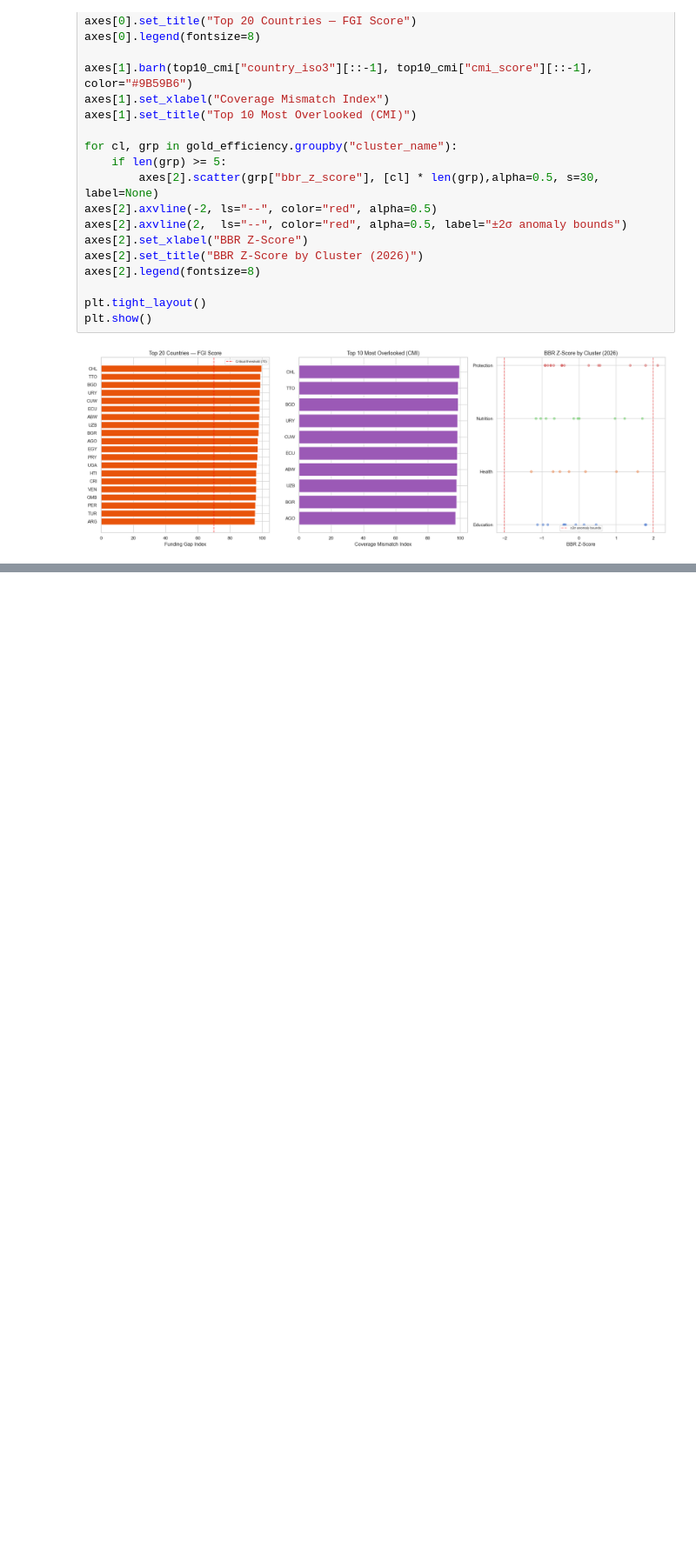
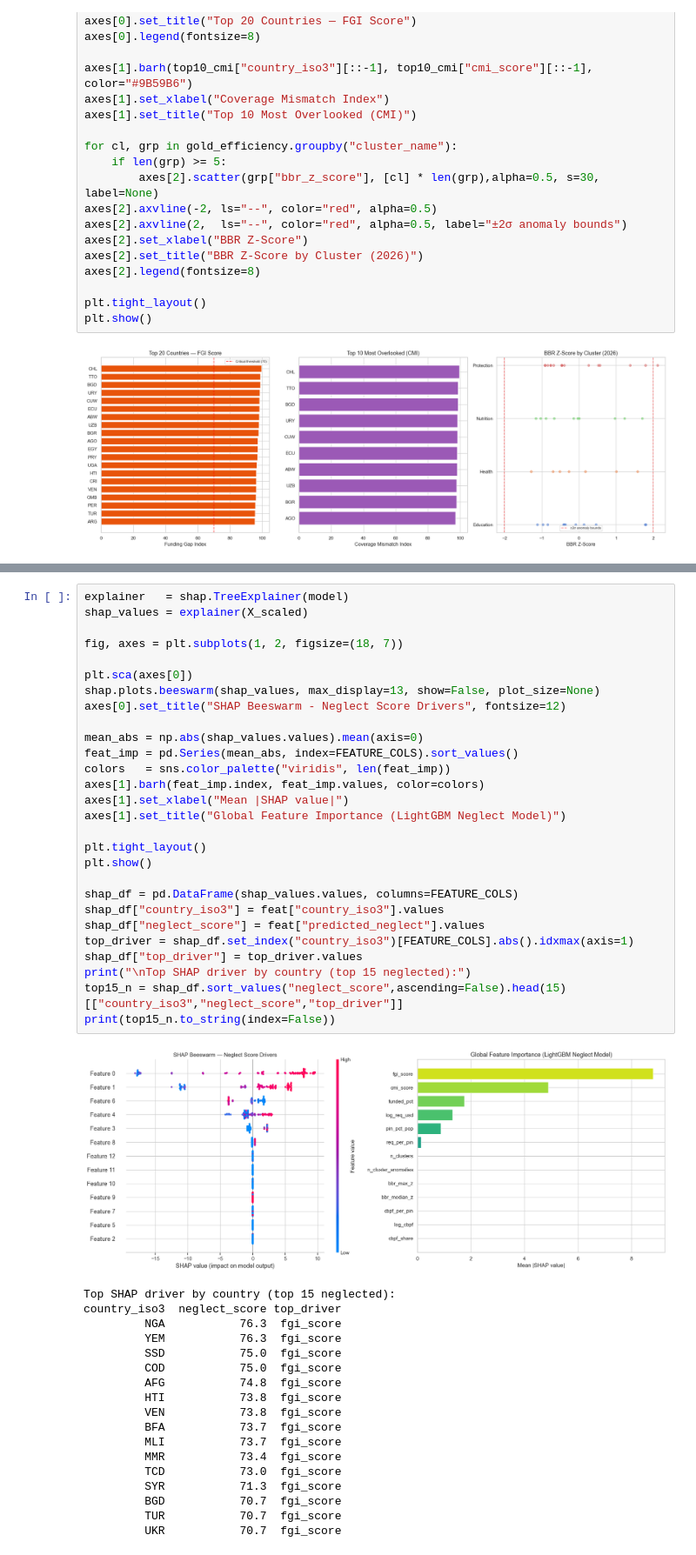
Before and after one commit to Michael-RDev/CrisisLens, a Jupyter notebook: models/eda.ipynb, the cells around one changed output, grey strips where cells are left out. Shown at 87% size. Cells and saved outputs as stored; diff of their text form; blank space fills up the shorter version.

```diff
--- a/models/eda.ipynb
+++ b/models/eda.ipynb
@@ -412,0 +704,47 @@ plt.show()
+# %%
+explainer   = shap.TreeExplainer(model)
+shap_values = explainer(X_scaled)
+
+fig, axes = plt.subplots(1, 2, figsize=(18, 7))
+
+plt.sca(axes[0])
+shap.plots.beeswarm(shap_values, max_display=13, show=False, plot_size=None)
+axes[0].set_title("SHAP Beeswarm - Neglect Score Drivers", fontsize=12)
+
+mean_abs = np.abs(shap_values.values).mean(axis=0)
+feat_imp = pd.Series(mean_abs, index=FEATURE_COLS).sort_values()
+colors   = sns.color_palette("viridis", len(feat_imp))
+axes[1].barh(feat_imp.index, feat_imp.values, color=colors)
+axes[1].set_xlabel("Mean |SHAP value|")
+axes[1].set_title("Global Feature Importance (LightGBM Neglect Model)")
+
+plt.tight_layout()
+plt.show()
+
+shap_df = pd.DataFrame(shap_values.values, columns=FEATURE_COLS)
+shap_df["country_iso3"] = feat["country_iso3"].values
+shap_df["neglect_score"] = feat["predicted_neglect"].values
+top_driver = shap_df.set_index("country_iso3")[FEATURE_COLS].abs().idxmax(axis=1)
+shap_df["top_driver"] = top_driver.values
+print("\nTop SHAP driver by country (top 15 neglected):")
+top15_n = shap_df.sort_values("neglect_score",ascending=False).head(15)[["country_iso3","neglect_score","top_driver"]]
+print(top15_n.to_string(index=False))
+# %% [output]
+[figure, added]
+Top SHAP driver by country (top 15 neglected):
+country_iso3  neglect_score top_driver
+         NGA           76.3  fgi_score
+         YEM           76.3  fgi_score
+         SSD           75.0  fgi_score
+         COD           75.0  fgi_score
+         AFG           74.8  fgi_score
+         HTI           73.8  fgi_score
+         VEN           73.8  fgi_score
+         BFA           73.7  fgi_score
+         MLI           73.7  fgi_score
+         MMR           73.4  fgi_score
+         TCD           73.0  fgi_score
+         SYR           71.3  fgi_score
+         BGD           70.7  fgi_score
+         TUR           70.7  fgi_score
+         UKR           70.7  fgi_score
```
Also changed, not shown: parts of 13 cells of this notebook, 39 other files.
